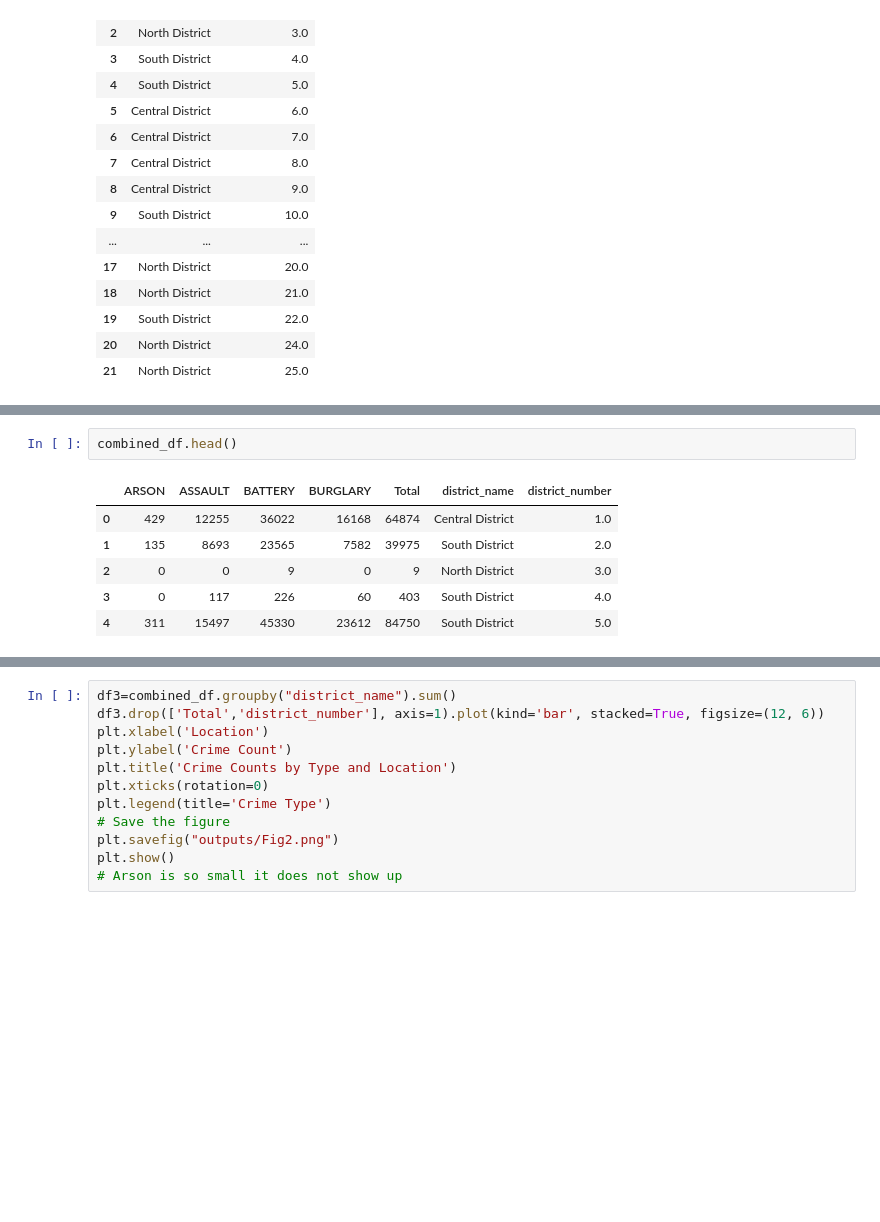
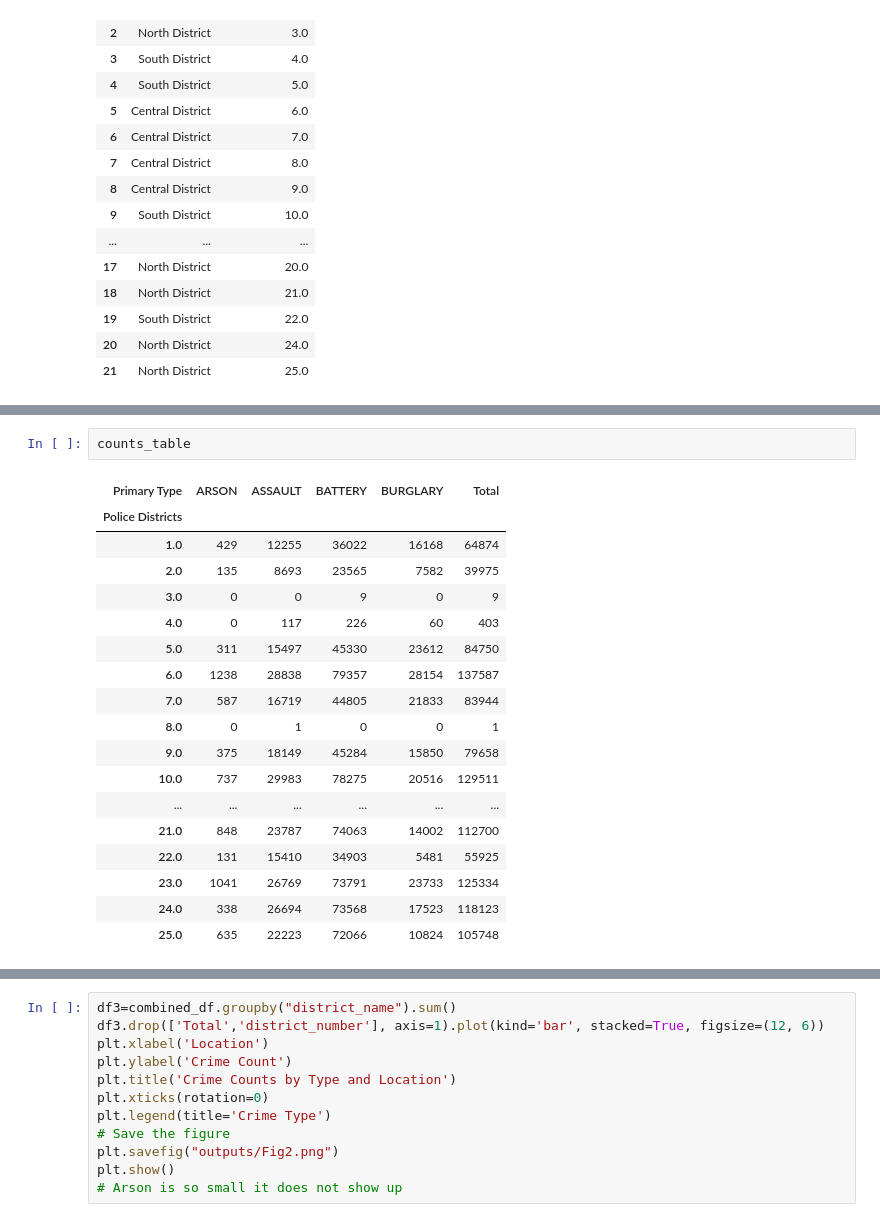
Before and after one commit to NathanRosse/Project1, a Jupyter notebook: hotspots.ipynb, the cells around one changed output, grey strips where cells are left out. Drawn from its saved outputs; the diff is of its cells as text; blank space fills up the shorter version.

```diff
--- a/hotspots.ipynb
+++ b/hotspots.ipynb
@@ -200,9 +197,21 @@ plt.show()
-# %%
-combined_df.head()
-# %% [output]
-|  | ARSON | ASSAULT | BATTERY | BURGLARY | Total | district_name | district_number |
-| 0 | 429 | 12255 | 36022 | 16168 | 64874 | Central District | 1.0 |
-| 1 | 135 | 8693 | 23565 | 7582 | 39975 | South District | 2.0 |
-| 2 | 0 | 0 | 9 | 0 | 9 | North District | 3.0 |
-| 3 | 0 | 117 | 226 | 60 | 403 | South District | 4.0 |
-| 4 | 311 | 15497 | 45330 | 23612 | 84750 | South District | 5.0 |
+# %%
+counts_table
+# %% [output]
+| Primary Type | ARSON | ASSAULT | BATTERY | BURGLARY | Total |
+| Police Districts |  |  |  |  |  |
+| 1.0 | 429 | 12255 | 36022 | 16168 | 64874 |
+| 2.0 | 135 | 8693 | 23565 | 7582 | 39975 |
+| 3.0 | 0 | 0 | 9 | 0 | 9 |
+| 4.0 | 0 | 117 | 226 | 60 | 403 |
+| 5.0 | 311 | 15497 | 45330 | 23612 | 84750 |
+| 6.0 | 1238 | 28838 | 79357 | 28154 | 137587 |
+| 7.0 | 587 | 16719 | 44805 | 21833 | 83944 |
+| 8.0 | 0 | 1 | 0 | 0 | 1 |
+| 9.0 | 375 | 18149 | 45284 | 15850 | 79658 |
+| 10.0 | 737 | 29983 | 78275 | 20516 | 129511 |
+| ... | ... | ... | ... | ... | ... |
+| 21.0 | 848 | 23787 | 74063 | 14002 | 112700 |
+| 22.0 | 131 | 15410 | 34903 | 5481 | 55925 |
+| 23.0 | 1041 | 26769 | 73791 | 23733 | 125334 |
+| 24.0 | 338 | 26694 | 73568 | 17523 | 118123 |
+| 25.0 | 635 | 22223 | 72066 | 10824 | 105748 |
```
Also changed, not shown: parts of 18 cells of this notebook, 5 other files.
